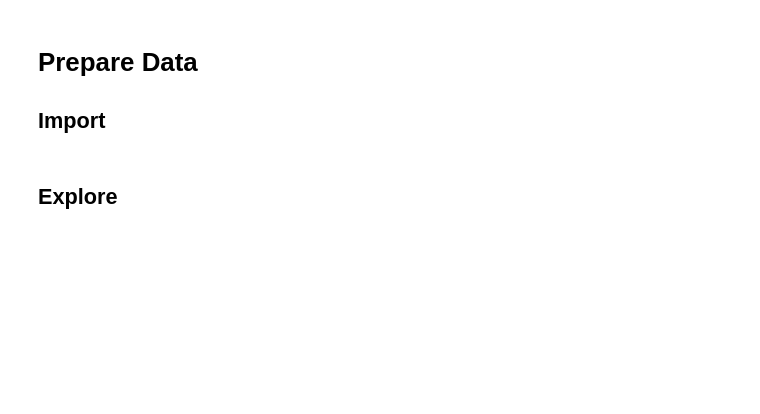
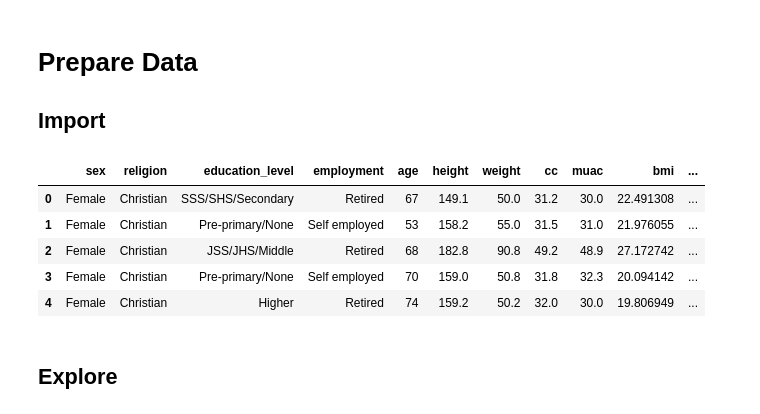
Before and after one commit to KomlaRD/Adult-Weight-Estimation, a Jupyter notebook: muac_machine_learning.ipynb, the cells around one changed output. Drawn from its saved outputs; the diff is of its cells as text; code cells hidden in the pictures; blank space fills up the shorter version.

```diff
--- a/muac_machine_learning.ipynb
+++ b/muac_machine_learning.ipynb
@@ -40,2 +65,14 @@ h2o.init()
+# %%
+import pandas as pd
+
+df = pd.read_csv('muac.csv')
+display(df.head())
+# %% [output]
+|  | sex | religion | education_level | employment | age | height | weight | cc | muac | bmi | ... |
+| 0 | Female | Christian | SSS/SHS/Secondary | Retired | 67 | 149.1 | 50.0 | 31.2 | 30.0 | 22.491308 | ... |
+| 1 | Female | Christian | Pre-primary/None | Self employed | 53 | 158.2 | 55.0 | 31.5 | 31.0 | 21.976055 | ... |
+| 2 | Female | Christian | JSS/JHS/Middle | Retired | 68 | 182.8 | 90.8 | 49.2 | 48.9 | 27.172742 | ... |
+| 3 | Female | Christian | Pre-primary/None | Self employed | 70 | 159.0 | 50.8 | 31.8 | 32.3 | 20.094142 | ... |
+| 4 | Female | Christian | Higher | Retired | 74 | 159.2 | 50.2 | 32.0 | 30.0 | 19.806949 | ... |
 # %% [markdown]
 ## Explore
```
Also changed, not shown: parts of 3 cells of this notebook.
